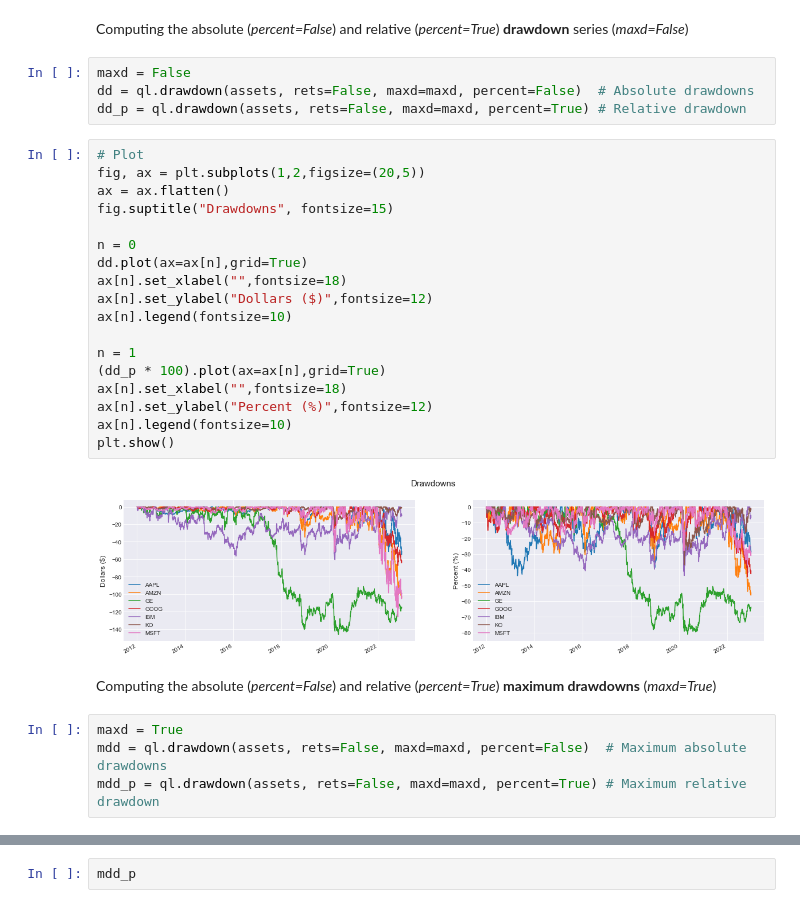
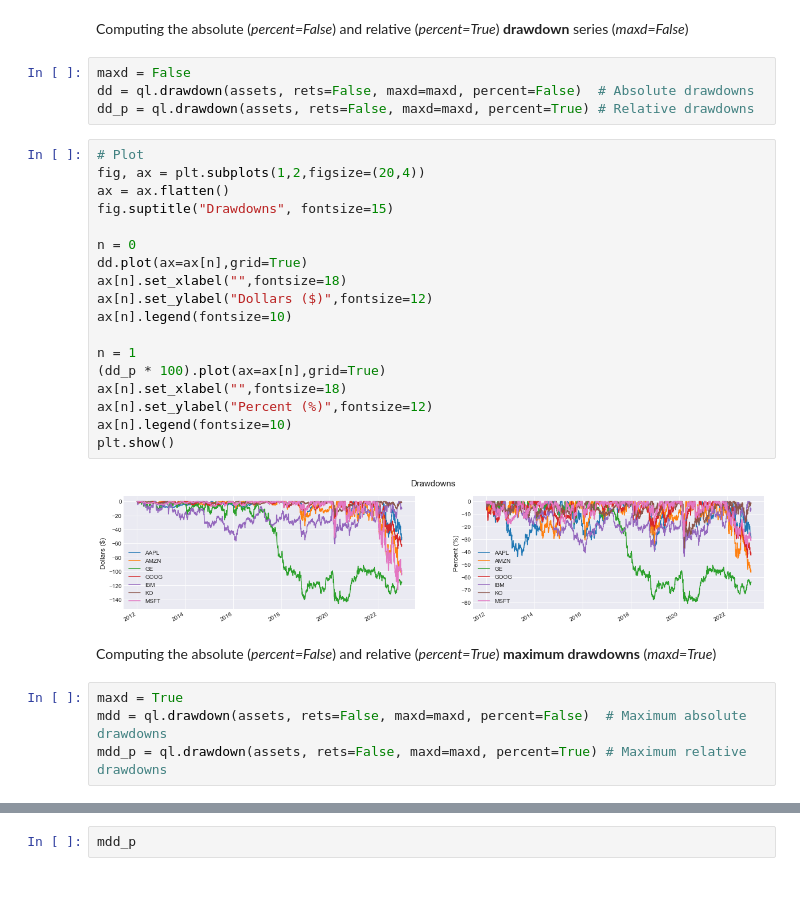
Before and after one commit to z4ir3/quant-library, a Jupyter notebook: tutorial-quant-library.ipynb, the cells around one changed output, grey strips where cells are left out. Saved outputs shown, nothing was run; the diff lists cells and outputs as text.

```diff
--- a/tutorial-quant-library.ipynb
+++ b/tutorial-quant-library.ipynb
@@ -280,33 +277,33 @@ Computing the absolute (*percent=False*) and relative (*percent=True*) **drawdow
 # %%
 maxd = False
 dd = ql.drawdown(assets, rets=False, maxd=maxd, percent=False)  # Absolute drawdowns
-dd_p = ql.drawdown(assets, rets=False, maxd=maxd, percent=True) # Relative drawdown
+dd_p = ql.drawdown(assets, rets=False, maxd=maxd, percent=True) # Relative drawdowns
 # %%
 # Plot
-fig, ax = plt.subplots(1,2,figsize=(20,5))
+fig, ax = plt.subplots(1,2,figsize=(20,4))
 ax = ax.flatten()
 fig.suptitle("Drawdowns", fontsize=15)
 
 n = 0
 dd.plot(ax=ax[n],grid=True)
 ax[n].set_xlabel("",fontsize=18)
 ax[n].set_ylabel("Dollars ($)",fontsize=12)
 ax[n].legend(fontsize=10)
 
 n = 1
 (dd_p * 100).plot(ax=ax[n],grid=True)
 ax[n].set_xlabel("",fontsize=18)
 ax[n].set_ylabel("Percent (%)",fontsize=12)
 ax[n].legend(fontsize=10)
 plt.show()
 # %% [output]
-[figure, old version]
+[figure, new version]
 # %% [markdown]
 Computing the absolute (*percent=False*) and relative (*percent=True*) **maximum drawdowns** (*maxd=True*)
 # %%
 maxd = True
 mdd = ql.drawdown(assets, rets=False, maxd=maxd, percent=False)  # Maximum absolute drawdowns
-mdd_p = ql.drawdown(assets, rets=False, maxd=maxd, percent=True) # Maximum relative drawdown
+mdd_p = ql.drawdown(assets, rets=False, maxd=maxd, percent=True) # Maximum relative drawdowns
 # %%
 mdd
 # %% [output]
```
Also changed, not shown: parts of 61 cells of this notebook.
